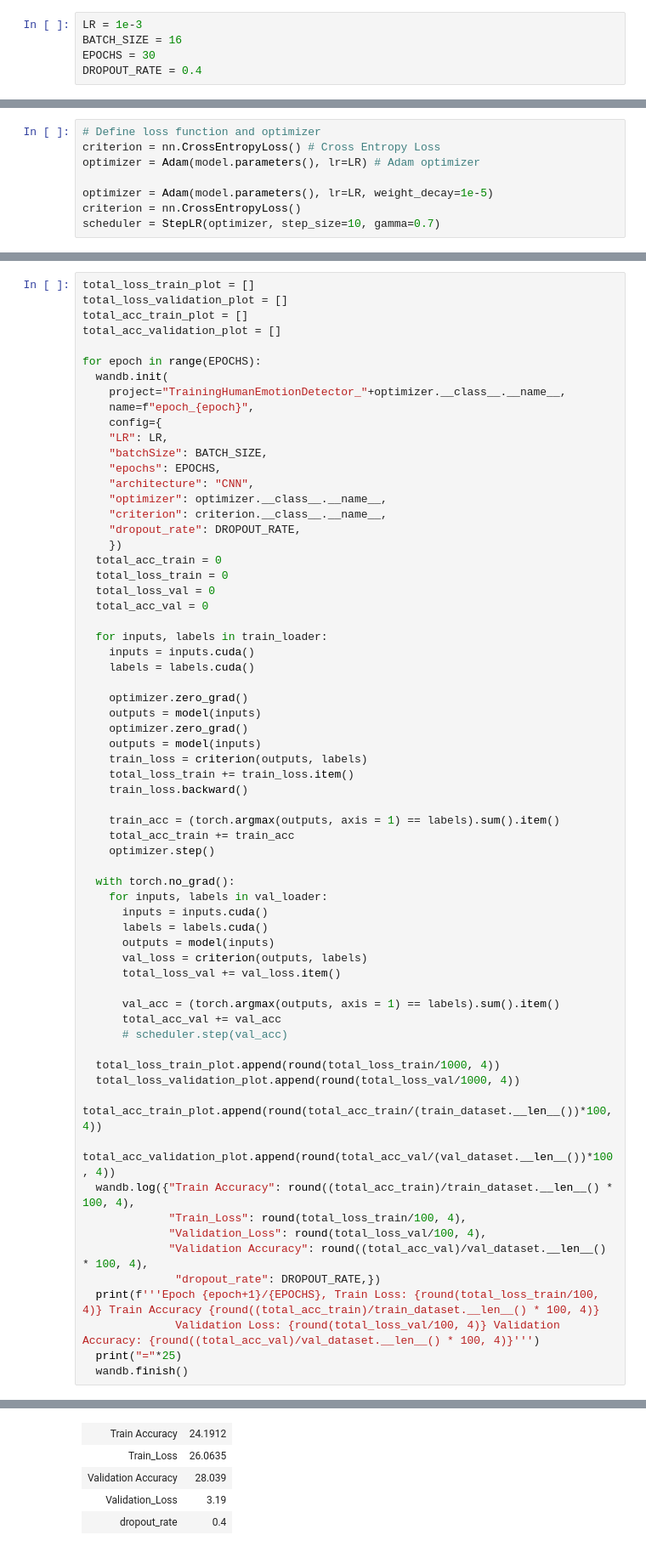
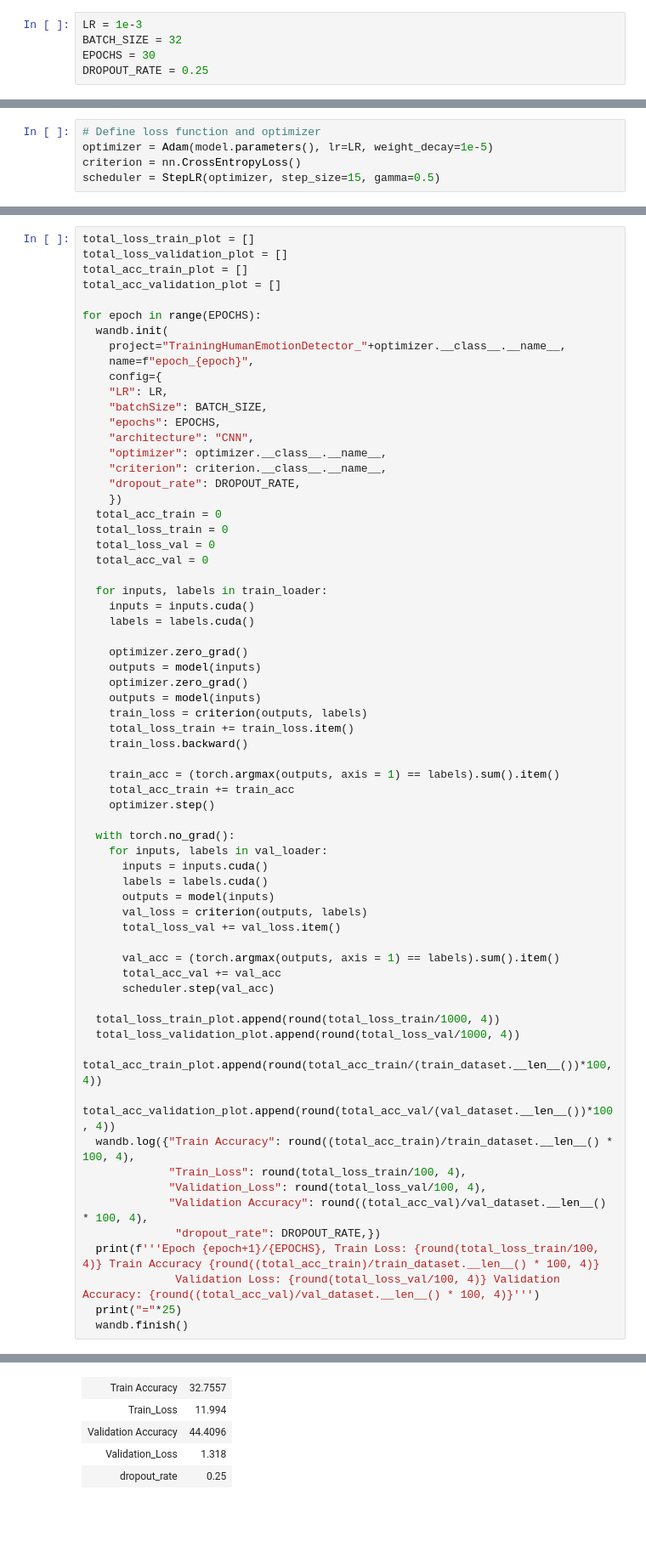
Before and after one commit to wrymp/ML_ASS_4, a Jupyter notebook: Animal_Faces_Pytorch.ipynb, the cells around one changed output, grey strips where cells are left out. Shown: that part at 85% size. Saved outputs shown, nothing was run; the diff lists cells and outputs as text; blank space fills up the shorter version.

```diff
--- a/Animal_Faces_Pytorch.ipynb
+++ b/Animal_Faces_Pytorch.ipynb
@@ -127,9 +120,9 @@ test_dataset = ExpressionDataset(dataframe=test)
 Now we are setting the training hyperparameters, we defined some variables which are the batch size, number of training epochs and learning rate.
 # %%
 LR = 1e-3
-BATCH_SIZE = 16
+BATCH_SIZE = 32
 EPOCHS = 30
-DROPOUT_RATE = 0.4
+DROPOUT_RATE = 0.25
 # %% [markdown]
 # 10. DataLoaders
 PyTorch provides a class called DataLoader which allows us to create objects of it to simplify the training.
@@ -219,12 +211,9 @@ Estimated Total Size (MB): 9.44
 In the cell below, we will create the loss function which will be the Cross Entropy loss. Also we will have create the Adam optimizer and we will provide to it the parameters of the model we created.
 # %%
 # Define loss function and optimizer
-criterion = nn.CrossEntropyLoss() # Cross Entropy Loss
-optimizer = Adam(model.parameters(), lr=LR) # Adam optimizer
-
 optimizer = Adam(model.parameters(), lr=LR, weight_decay=1e-5)
 criterion = nn.CrossEntropyLoss()
-scheduler = StepLR(optimizer, step_size=10, gamma=0.7)
+scheduler = StepLR(optimizer, step_size=15, gamma=0.5)
 # %% [markdown]
 # 14. Training
 Now comes the training part. If you know well the training process of deep learning. You will just need to know PyTorch syntax. We start by initializing the for loop with the specified number of epochs which we defined before. But before that we define 4 lists and inside the loop we define another 4 variables.
@@ -303,7 +292,7 @@ for epoch in range(EPOCHS):
 
       val_acc = (torch.argmax(outputs, axis = 1) == labels).sum().item()
       total_acc_val += val_acc
-      # scheduler.step(val_acc)
+      scheduler.step(val_acc)
 
   total_loss_train_plot.append(round(total_loss_train/1000, 4))
   total_loss_validation_plot.append(round(total_loss_val/1000, 4))
@@ -329,14 +318,14 @@ Epoch 1/30, Train Loss: 26.0635 Train Accuracy 24.1912
 =========================
 [interactive output not drawn]
 Run history:
 | Train Accuracy | ▁ |
 | Train_Loss | ▁ |
 | Validation Accuracy | ▁ |
 | Validation_Loss | ▁ |
 | dropout_rate | ▁ |
 Run summary:
-| Train Accuracy | 24.1912 |
-| Train_Loss | 26.0635 |
-| Validation Accuracy | 28.039 |
-| Validation_Loss | 3.19 |
-| dropout_rate | 0.4 |
+| Train Accuracy | 32.7557 |
+| Train_Loss | 11.994 |
+| Validation Accuracy | 44.4096 |
+| Validation_Loss | 1.318 |
+| dropout_rate | 0.25 |
```
Also changed, not shown: parts of 6 cells of this notebook.
